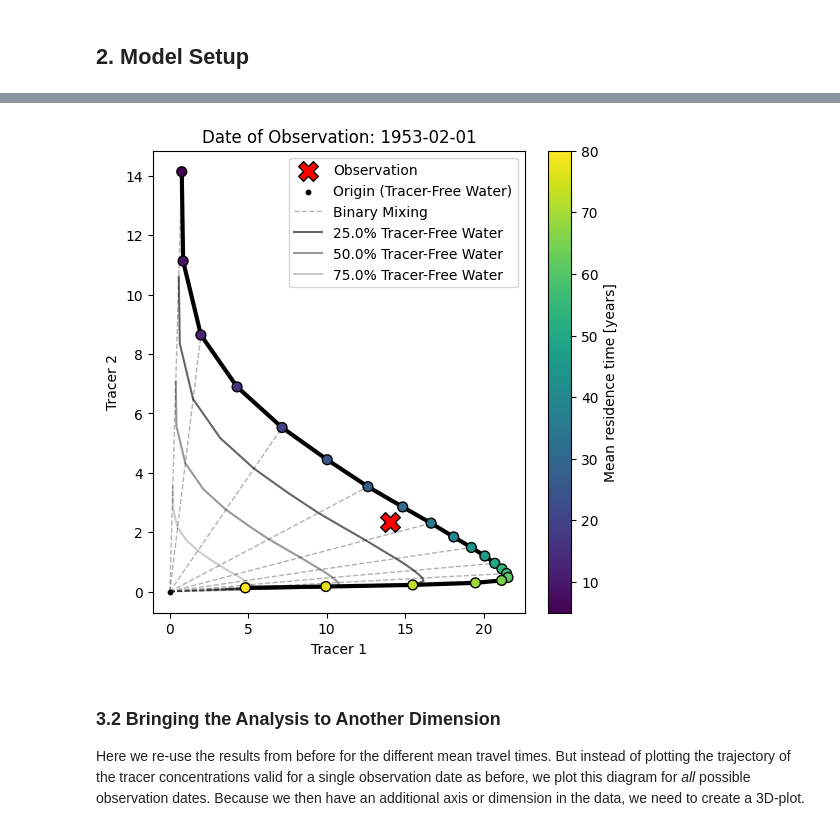
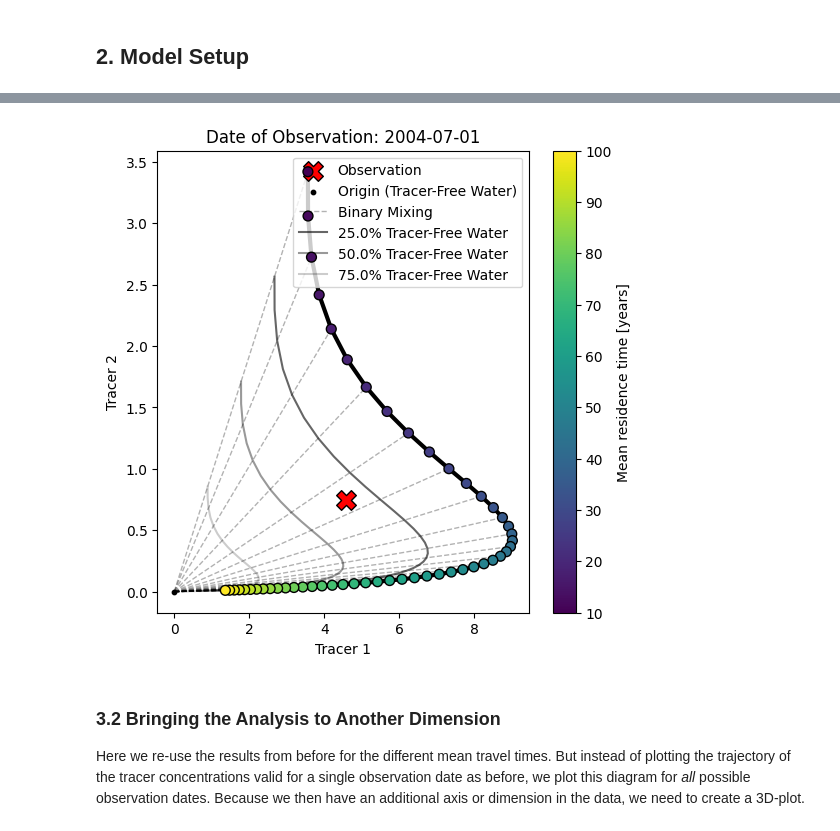
Before and after one commit to iGW-TU-Dresden/PyTracerLab, a Jupyter notebook: docs/examples/example_08.ipynb, the cells around one changed output, grey strips where cells are left out. Cells and saved outputs as stored; diff of their text form; code cells hidden in the pictures.

Commit message:
update examples, enable 3He production in units

```diff
--- a/docs/examples/example_08.ipynb
+++ b/docs/examples/example_08.ipynb
@@ -118,30 +91,33 @@ plt.show()
 # %% [markdown]
 ## 2. Model Setup
 # %%
-t_half = 12.32 * 12.0 # tritium
+t_half = 12.32 # tritium, in years
 lambda_1 = np.log(2.0) / t_half
 
-t_half = 10.73 * 12.0 # krypton 85
+t_half = 1e10 # SF6 (which does not decay)
 lambda_2 = np.log(2.0) / t_half
 
 ### define model (we do not use the same structure / units as the true model)
-# time step is 1 month
+# time step is 6 months / 0.5 years
+# because we use half life in years, we have to use a time step of 0.5
+# if we were to give the half life in months, we would use a time step of 6
 m = ism.Model(
-    dt=1.0,
+    dt=0.5,
     lambda_=[lambda_1, lambda_2],
     input_series=input_series,
     target_series=obs_series,
-    steady_state_input=[1., 0.], # this is the true value
-    n_warmup_half_lives=10
+    steady_state_input=[3., 0.], # this is the true value
+    n_warmup_half_lives=10,
+    n_warmup_steps=100
 )
 
-# add an exponential-piston-flow unit
+# add a dispersion model unit
 # define the initial model parameters for inference
-epm_mtt_init = 12 * 40 # 20 years
-epm_eta_init = 1.9 # the true value is 1.5
+dm_mtt_init = 10
+dm_dp_init = 0.1
 m.add_unit(
-    ism.EPMUnit(mtt=epm_mtt_init, eta=epm_eta_init),
-    fraction=1., # true value would be 0.8 (with 0.2 PM)
-    bounds=[(1.0, 12.0 * 100.), (1.0, 3.0)],
-    prefix="epm"
+    ism.DMUnit(mtt=dm_mtt_init, DP=dm_dp_init),
+    fraction=1.,
+    bounds=[(1.0, 100.), (0.1, 2.0)],
+    prefix="dm"
 )
@@ -165,13 +158,13 @@ We get this subset by "slicing" the original 3D array at a certain time step or
 # %%
 # Define range of mean travel times to consider
-mtt_range = np.linspace(12 * 5, 12 * 80, 21)
+mtt_range = np.linspace(10, 100, 51)
 
 # Create empty array of results
 results = np.zeros((2, len(mtt_range), len(input_series)))
 
 # Iterate over mean travel times
 for i, mtt in enumerate(mtt_range):
-    m.set_param(key="epm.mtt", value=mtt)
+    m.set_param(key="dm.mtt", value=mtt)
     sim = m.simulate()
     results[0, i, :] = sim[:, 0].flatten()
     results[1, i, :] = sim[:, 1].flatten()
@@ -182,7 +175,7 @@ fig, ax = plt.subplots(1, 1, figsize=(6, 6))
 obs_indices = np.arange(len(timestamps))[~np.isnan(obs_series).any(axis=1)]
 
 # select index of observation date
-idx_select = 4
+idx_select = 0
 
 # plot the line connecting the points of different mean travel times
 ax.plot(
@@ -196,7 +189,7 @@ ax.plot(
 im = ax.scatter(
     results[0, :, obs_indices[idx_select]],
     results[1, :, obs_indices[idx_select]],
-    c=mtt_range / 12.,
+    c=mtt_range,
     edgecolor="k",
     s=50,
     zorder=10
@@ -238,34 +231,34 @@ for i in points_idx:
         c="k",
         lw=1.,
         alpha=0.3,
         ls="--",
         label=label
     )
 
 # plot path between points representing the different mean travel times but
 # multiplied by a range of dilution factors
 percent_tracer_free = [.75, .5, .25]
 for p in percent_tracer_free:
     ax.plot(
         results[0, :, obs_indices[idx_select]] * p,
         results[1, :, obs_indices[idx_select]] * p,
         c="k",
         lw=1.5,
         alpha=0.8 * p,
         label=f"{(1-p)*100}% Tracer-Free Water"
     )
 
 plt.colorbar(im, ax=ax, label="Mean residence time [years]")
 # ax.set_yscale("log")
 # ax.set_xscale("log")
 ax.set_xlabel("Tracer 1")
 ax.set_ylabel("Tracer 2")
 ax.legend()
 # include observation date / diagram date as title
 ax.set_title(f"Date of Observation: {timestamps[obs_indices[idx_select]].date()}")
 plt.show()
 # %% [output]
-[figure, old version]
+[figure, new version]
 # %% [markdown]
 ### 3.2 Bringing the Analysis to Another Dimension
 Here we re-use the results from before for the different mean travel times. But instead of plotting the trajectory of the tracer concentrations valid for a single observation date as before, we plot this diagram for *all* possible observation dates. Because we then have an additional axis or dimension in the data, we need to create a 3D-plot.
```
Also changed, not shown: parts of 7 cells of this notebook, 5 other files.
